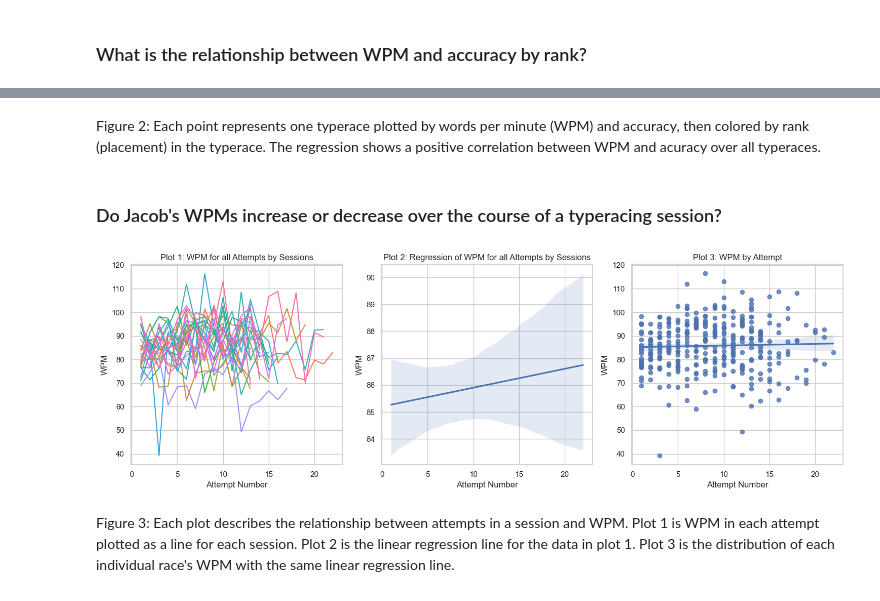
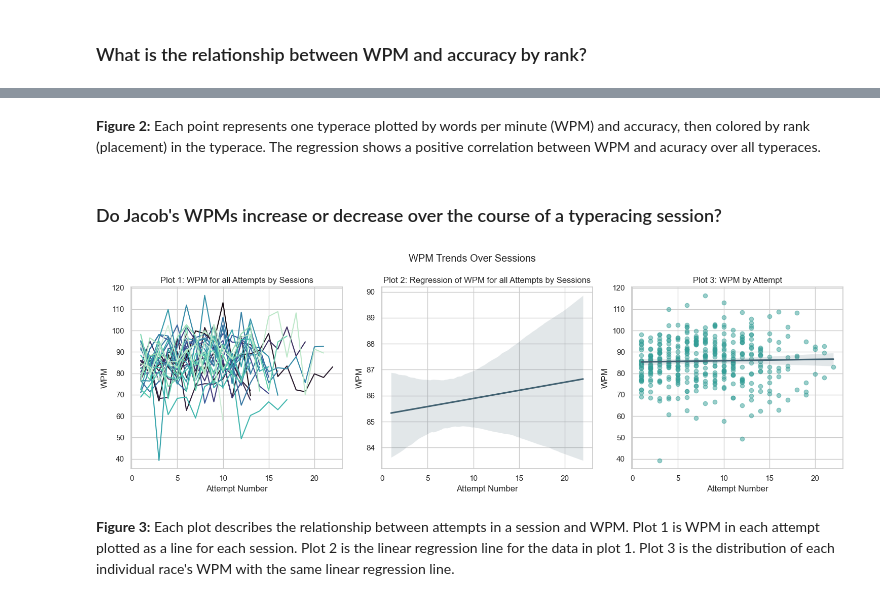
Before and after one commit to sacobjloan/EDS217-Group-Project, a Jupyter notebook: grouproj.ipynb, the cells around one changed output, grey strips where cells are left out. Saved outputs shown, nothing was run; the diff lists cells and outputs as text; code cells hidden in the pictures.

```diff
--- a/grouproj.ipynb
+++ b/grouproj.ipynb
@@ -30,7 +37,7 @@ from datetime import date
 from datetime import timedelta
 
 # Read in csv
-data = pd.read_csv('typeracer.csv')
+data = pd.read_csv('TypeRacer.csv')
 
 # Set theme for figures
 sns.set_theme(style='whitegrid')
@@ -157,6 +180,6 @@ for x in range(1,len(fatiguedata)):
 # %%
 #filtering sessions that have 10 or more attempts
 
-sessionidwherecountistrue = (fatiguedata['sessionid'].value_counts() >10).reset_index()
+sessionidwherecountistrue = (fatiguedata['sessionid'].value_counts() >= 10).reset_index()
 sessionidwherecountistrue = sessionidwherecountistrue[sessionidwherecountistrue['count']==True]
 # %% [markdown]
@@ -224,39 +248,46 @@ sns.regplot(
 # %% [markdown]
-Figure 2: Each point represents one typerace plotted by words per minute (WPM) and accuracy, then colored by rank (placement) in the typerace. The regression shows a positive correlation between WPM and acuracy over all typeraces.
+**Figure 2:** Each point represents one typerace plotted by words per minute (WPM) and accuracy, then colored by rank (placement) in the typerace. The regression shows a positive correlation between WPM and acuracy over all typeraces.
 # %% [markdown]
 ### Do Jacob's WPMs increase or decrease over the course of a typeracing session?
 # %%
 from sqlalchemy import false
+
+palette_colors = sns.color_palette('viridis', len(sessionid10['sessionid']))
+shared_palette = dict(zip(sessionid10['sessionid'], palette_colors))
 
 # initializing a PLot Grid
 fig, axes = plt.subplots(1, 3, figsize = (15, 5))
 
 #Plot 1
-sns.lineplot(x='Attempt Number', y='WPM',hue='sessionid', data=sessionid10.sort_values('sessionid'), ax=axes[0],legend= False)
+sns.lineplot(x='Attempt Number', y='WPM',hue='sessionid', data=sessionid10.sort_values('sessionid'), ax=axes[0],legend= False, palette='mako')
 axes[0].set_title('Plot 1: WPM for all Attempts by Sessions')
 
 # Plot 2
 sns.regplot(
     data = sessionid10,
     x = 'Attempt Number',
     y = 'WPM',
     scatter = False,
+    line_kws={'color':'#416171'},
     ax=axes[1]
 )
 axes[1].set_title('Plot 2: Regression of WPM for all Attempts by Sessions')
 # Plot 3
 sns.regplot(
     data = sessionid10,
     x = 'Attempt Number',
     y = 'WPM',
     scatter = True,
+    line_kws={'color':'#416171'},
+    scatter_kws={'color':'#349e97', 'alpha':0.5},
     ax=axes[2]
 )
 axes[2].set_title('Plot 3: WPM by Attempt')
 
+plt.suptitle('WPM Trends Over Sessions')
 plt.tight_layout()
 plt.show()
 # %% [output]
-[figure, old version]
+[figure, new version]
 # %% [markdown]
-Figure 3: Each plot describes the relationship between attempts in a session and WPM. Plot 1 is WPM in each attempt plotted as a line for each session. Plot 2 is the linear regression line for the data in plot 1. Plot 3 is the distribution of each individual race's WPM with the same linear regression line.
+**Figure 3:** Each plot describes the relationship between attempts in a session and WPM. Plot 1 is WPM in each attempt plotted as a line for each session. Plot 2 is the linear regression line for the data in plot 1. Plot 3 is the distribution of each individual race's WPM with the same linear regression line.
```
Also changed, not shown: parts of 11 cells of this notebook.
